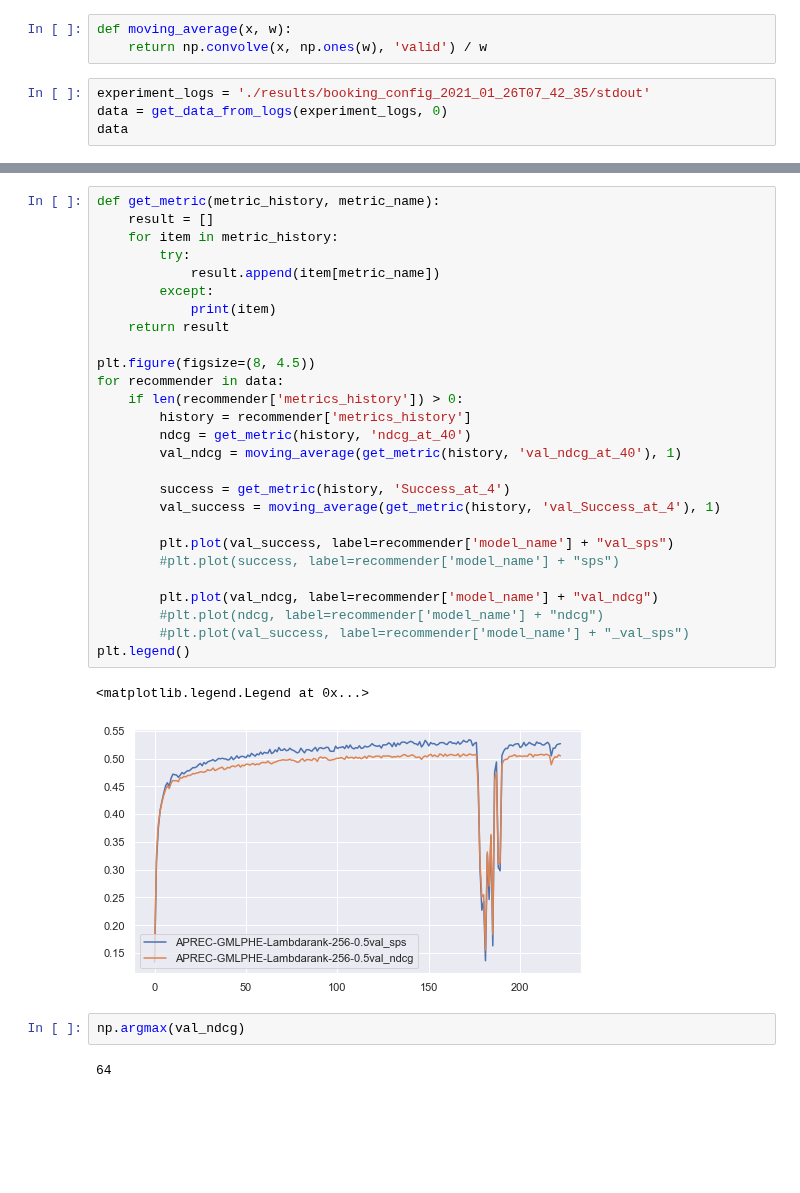
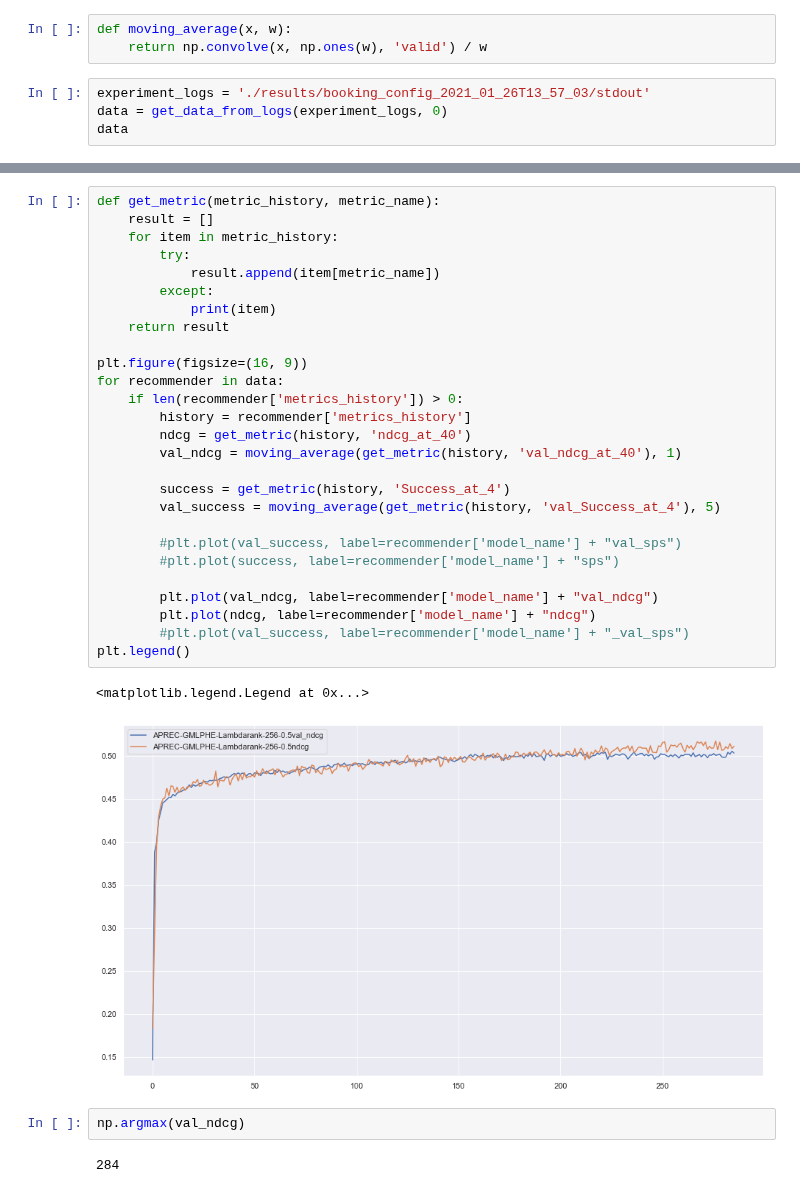
Before and after one commit to asash/gptrec_rl, a Jupyter notebook: evaluation/Results_analysis.ipynb, the cells around one changed output, grey strips where cells are left out. Cells and saved outputs as stored; diff of their text form; blank space fills up the shorter version.

```diff
--- a/evaluation/Results_analysis.ipynb
+++ b/evaluation/Results_analysis.ipynb
@@ -71,7 +71,7 @@ def get_data_from_logs(logfile, experiment_num):
 def moving_average(x, w):
     return np.convolve(x, np.ones(w), 'valid') / w
 # %%
-experiment_logs = './results/booking_config_2021_01_26T07_42_35/stdout'
+experiment_logs = './results/booking_config_2021_01_26T13_57_03/stdout'
 data = get_data_from_logs(experiment_logs, 0)
 data
 # %% [output]
@@ -105,34 +105,34 @@ df
 # %%
 def get_metric(metric_history, metric_name):
     result = []
     for item in metric_history:
         try:
             result.append(item[metric_name])
         except:
             print(item)
     return result
 
-plt.figure(figsize=(8, 4.5))
+plt.figure(figsize=(16, 9))
 for recommender in data:
     if len(recommender['metrics_history']) > 0:
         history = recommender['metrics_history']
         ndcg = get_metric(history, 'ndcg_at_40')
         val_ndcg = moving_average(get_metric(history, 'val_ndcg_at_40'), 1)
 
         success = get_metric(history, 'Success_at_4')
-        val_success = moving_average(get_metric(history, 'val_Success_at_4'), 1)
+        val_success = moving_average(get_metric(history, 'val_Success_at_4'), 5)
 
-        plt.plot(val_success, label=recommender['model_name'] + "val_sps")
+        #plt.plot(val_success, label=recommender['model_name'] + "val_sps")
         #plt.plot(success, label=recommender['model_name'] + "sps")
 
         plt.plot(val_ndcg, label=recommender['model_name'] + "val_ndcg")
-        #plt.plot(ndcg, label=recommender['model_name'] + "ndcg")
+        plt.plot(ndcg, label=recommender['model_name'] + "ndcg")
         #plt.plot(val_success, label=recommender['model_name'] + "_val_sps")
 plt.legend()
 # %% [output]
 <matplotlib.legend.Legend at 0x...>
-[figure, old version]
+[figure, new version]
 # %%
 np.argmax(val_ndcg)
 # %% [output]
-64
+284
```
Also changed, not shown: parts of 3 cells of this notebook, 4 other files.
